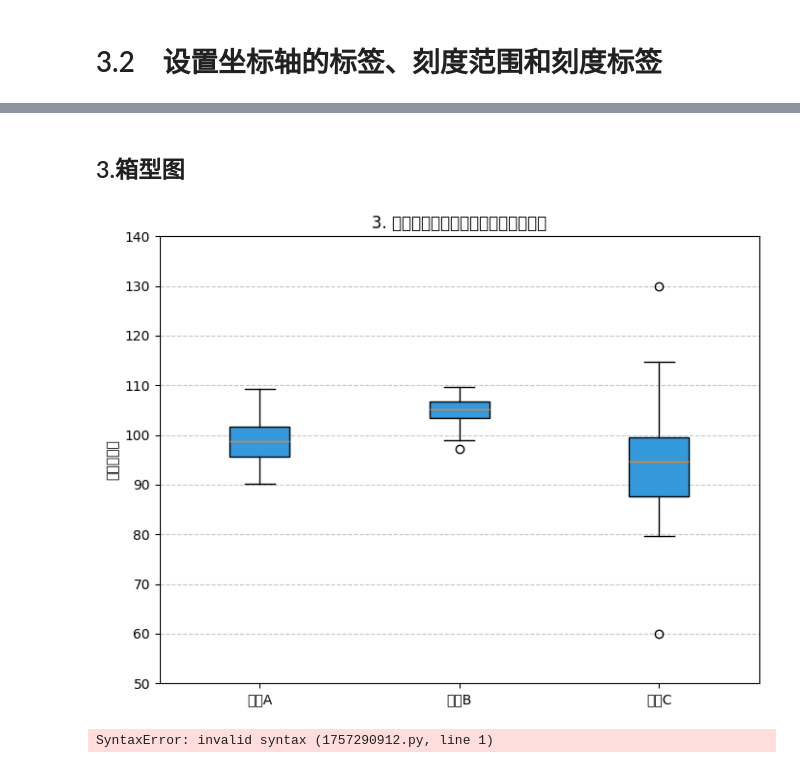
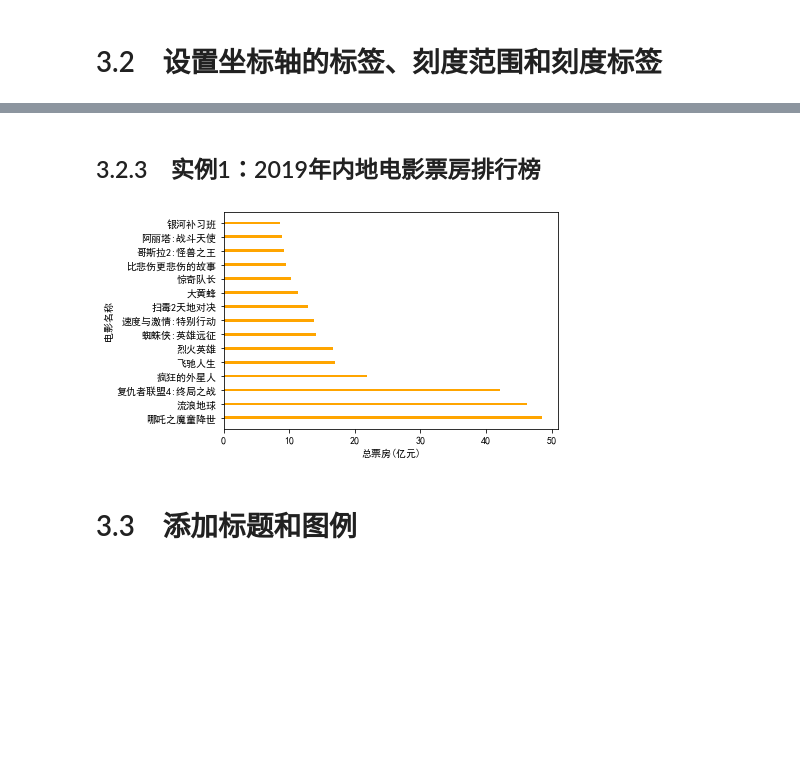
Before and after one commit to liwanling0402/disanzhang, a Jupyter notebook: 第3章.ipynb, the cells around one changed output, grey strips where cells are left out. Cells and saved outputs as stored; diff of their text form; code cells hidden in the pictures; blank space fills up the shorter version.

```diff
--- a/第3章.ipynb
+++ b/第3章.ipynb
@@ -79,46 +39,29 @@ plt.show()
+# %% [markdown]
+## 3.2.3　实例1：2019年内地电影票房排行榜
+# %%
+# 01_film_rankings
+import matplotlib.pyplot as plt
+plt.rcParams['font.sans-serif'] = ['SimHei']
+plt.rcParams["axes.unicode_minus"] = False
+labels = ["哪吒之魔童降世", "流浪地球", "复仇者联盟4:终局之战",
+          "疯狂的外星人", "飞驰人生", "烈火英雄", "蜘蛛侠:英雄远征",
+          "速度与激情:特别行动", "扫毒2天地对决", "大黄蜂","惊奇队长",
+          "比悲伤更悲伤的故事", "哥斯拉2:怪兽之王", "阿丽塔:战斗天使",
+          "银河补习班"]
+bar_width = [48.57, 46.18, 42.05, 21.83, 17.03, 16.70, 14.01, 13.84,
+             12.85, 11.38, 10.25, 9.46, 9.27, 8.88, 8.64]
+y_data = range(len(labels))
+fig = plt.figure()
+ax = fig.add_subplot(111)
+ax.barh(y_data, bar_width, height=0.2, color='orange')
+# 设置 x 轴和 y 轴的标签
+ax.set_xlabel("总票房(亿元)")
+ax.set_ylabel("电影名称")
+# 设置 y 轴的刻度线位置、刻度标签
+ax.set_yticks(y_data)
+ax.set_yticklabels(labels)
+plt.show()
+# %% [output]
+[figure, added]
 # %% [markdown]
-## 3.箱型图
+# 3.3　添加标题和图例
-# %%
-import matplotlib.pyplot as plt
-import numpy as np
-
-# 1. 生成各工艺的质量数据
-np.random.seed(42)  # 固定随机种子，确保结果可复现
-
-# 工艺A：均值100，标准差5，50个样本
-data_A = np.random.normal(loc=100, scale=5, size=50)
-# 工艺B：均值105，标准差3，50个样本
-data_B = np.random.normal(loc=105, scale=3, size=50)
-# 工艺C：均值95，标准差8，48个样本 + 2个异常值
-data_C = np.concatenate([np.random.normal(loc=95, scale=8, size=48), [130, 60]])
-
-
-# 2. 创建画布并绘制箱形图
-plt.figure(figsize=(8, 6))
-# 绘制箱形图（匹配图中样式：蓝色箱体、显示异常值）
-boxplot = plt.boxplot([data_A, data_B, data_C],
-                      labels=['工艺A', '工艺B', '工艺C'],
-                      patch_artist=True,  # 允许填充箱体颜色
-                      flierprops={'marker': 'o', 'color': 'black'})  # 异常值样式
-
-
-# 3. 设置箱体颜色（匹配图中蓝色）
-for patch in boxplot['boxes']:
-    patch.set_facecolor('#3498db')
-
-
-# 4. 图表样式配置
-plt.ylabel('质量（克）')
-plt.title('3. 不同工艺下零件质量分布（箱形图）')
-plt.ylim(50, 140)  # 匹配图中y轴范围
-plt.grid(axis='y', linestyle='--', alpha=0.7)  # 添加y轴网格线
-
-
-# 5. 显示图表
-plt.show()
-# %% [output]
-[figure, removed]
-# %%
-4.折线图
-# %% [output]
-SyntaxError: invalid syntax (1757290912.py, line 1)
```
Also changed, not shown: parts of 37 cells of this notebook, 2 other files.
